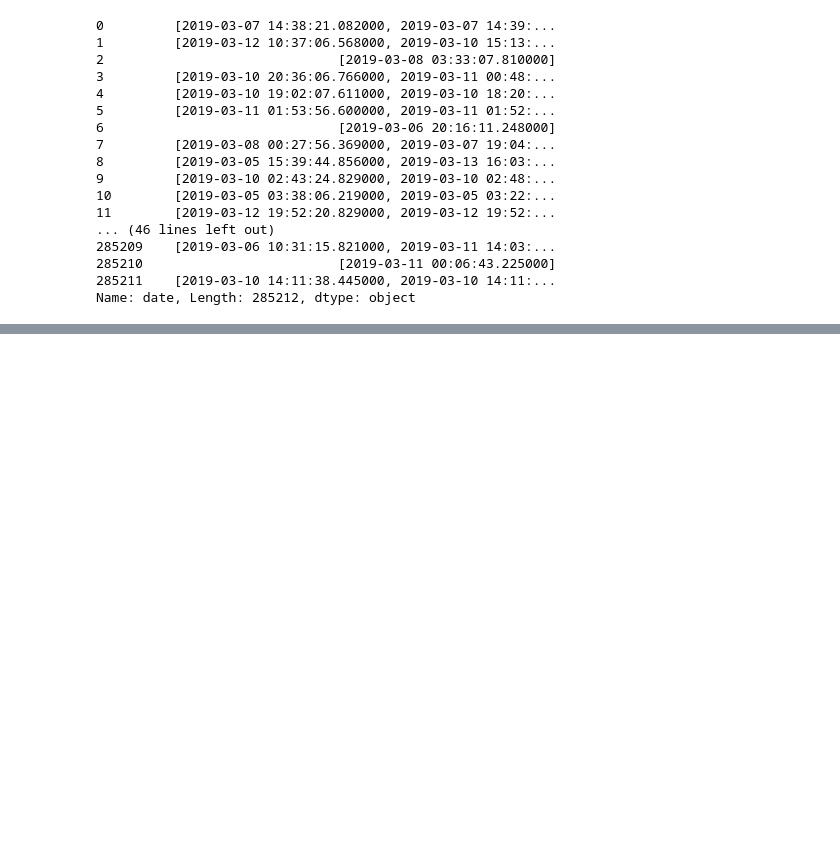
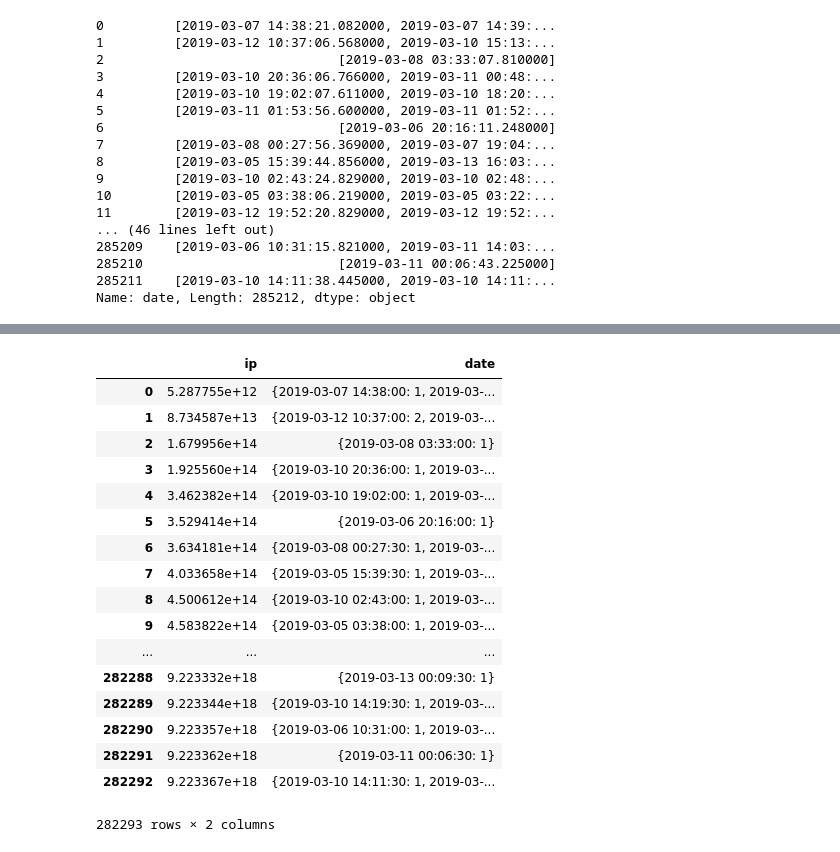
Before and after one commit to MartinRosasSommer/Datos2019, a Jupyter notebook: IpsWithDateOcurrencies.ipynb, the cells around one changed output, grey strips where cells are left out. Drawn from its saved outputs; the diff is of its cells as text; code cells hidden in the pictures; blank space fills up the shorter version.

Commit message:
Now filtering events with more that 9 ocurrencies in less than 30 seconds
Signed-off-by: otlucas <lucas.otero@despegar.com>

```diff
--- a/IpsWithDateOcurrencies.ipynb
+++ b/IpsWithDateOcurrencies.ipynb
@@ -136,0 +202,34 @@ eventsDatesByIpAddress
+# %%
+filteredEvents = pd.DataFrame({'ip': [], 'date': []})
+count = 0;
+while count != 285212:
+    currentRow = eventsDatesByIpAddress.iloc[count]
+    add = True;
+    for i in currentRow["date"].values():
+        if (i >= 9):
+            add = False;
+            break;
+    if add:
+        filteredEvents = filteredEvents.append({"ip": currentRow["ip_address"], "date": currentRow["date"]}, ignore_index=True)
+    count += 1
+# %%
+filteredEvents #Necesito que me muestren las ips sin coma
+# %% [output]
+|  | ip | date |
+| 0 | 5.287755e+12 | {2019-03-07 14:38:00: 1, 2019-03-... |
+| 1 | 8.734587e+13 | {2019-03-12 10:37:00: 2, 2019-03-... |
+| 2 | 1.679956e+14 | {2019-03-08 03:33:00: 1} |
+| 3 | 1.925560e+14 | {2019-03-10 20:36:00: 1, 2019-03-... |
+| 4 | 3.462382e+14 | {2019-03-10 19:02:00: 1, 2019-03-... |
+| 5 | 3.529414e+14 | {2019-03-06 20:16:00: 1} |
+| 6 | 3.634181e+14 | {2019-03-08 00:27:30: 1, 2019-03-... |
+| 7 | 4.033658e+14 | {2019-03-05 15:39:30: 1, 2019-03-... |
+| 8 | 4.500612e+14 | {2019-03-10 02:43:00: 1, 2019-03-... |
+| 9 | 4.583822e+14 | {2019-03-05 03:38:00: 1, 2019-03-... |
+| ... | ... | ... |
+| 282288 | 9.223332e+18 | {2019-03-13 00:09:30: 1} |
+| 282289 | 9.223344e+18 | {2019-03-10 14:19:30: 1, 2019-03-... |
+| 282290 | 9.223357e+18 | {2019-03-06 10:31:00: 1, 2019-03-... |
+| 282291 | 9.223362e+18 | {2019-03-11 00:06:30: 1} |
+| 282292 | 9.223367e+18 | {2019-03-10 14:11:30: 1, 2019-03-... |
+282293 rows × 2 columns
```
Also changed, not shown: parts of 7 cells of this notebook, 1 other file.
